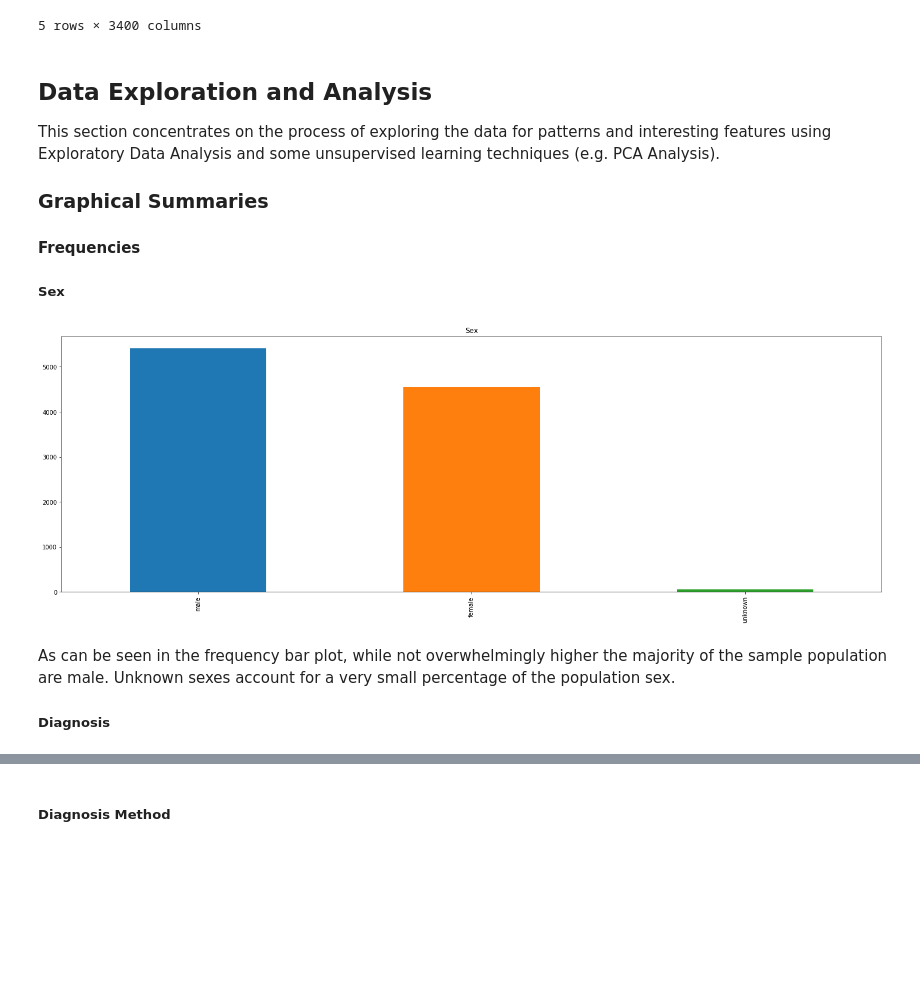
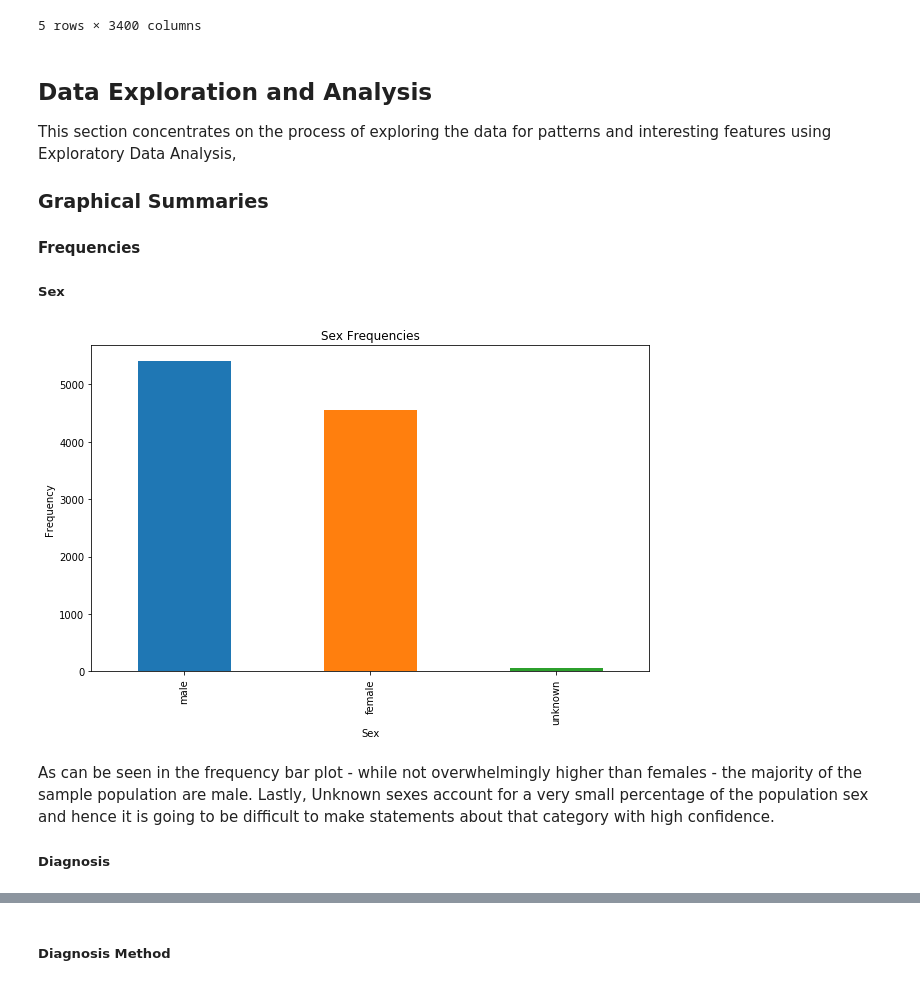
Before and after one commit to Castdeath97/skin-pigment-analysis, a Jupyter notebook: notebooks/DataUnderstanding.ipynb, the cells around one changed output, grey strips where cells are left out. Saved outputs shown, nothing was run; the diff lists cells and outputs as text; code cells hidden in the pictures; blank space fills up the shorter version.

Commit message:
Data Understanding Report completed and Modelling progress

```diff
--- a/notebooks/DataUnderstanding.ipynb
+++ b/notebooks/DataUnderstanding.ipynb
@@ -75,7 +85,7 @@ skin_df.head()
 ## Data Exploration and Analysis
 
 This section concentrates on the process of exploring the data for patterns and interesting features using
-Exploratory Data Analysis and some unsupervised learning techniques (e.g. PCA Analysis).
+Exploratory Data Analysis,
 
 ### Graphical Summaries
 
@@ -84,12 +94,14 @@ Exploratory Data Analysis and some unsupervised learning techniques (e.g. PCA An
 ##### Sex
 # %%
 skin_df['sex'].value_counts().plot(kind='bar')
-plt.title('Sex')
-plt.rcParams['figure.figsize'] = [25, 8]
+plt.title('Sex Frequencies')
+plt.xlabel('Sex')
+plt.ylabel('Frequency')
+plt.rcParams['figure.figsize'] = [10, 6]
 # %% [output]
-[figure, old version]
+[figure, new version]
 # %% [markdown]
-As can be seen in the frequency bar plot, while not overwhelmingly higher the majority of the sample population are male. Unknown sexes account for a very small percentage of the population sex.
+As can be seen in the frequency bar plot - while not overwhelmingly higher than females - the majority of the sample population are male. Lastly, Unknown sexes account for a very small percentage of the population sex and hence it is going to be difficult to make statements about that category with high confidence.
 
 ##### Diagnosis
 # %%
```
Also changed, not shown: parts of 23 cells of this notebook, 1 other file.
